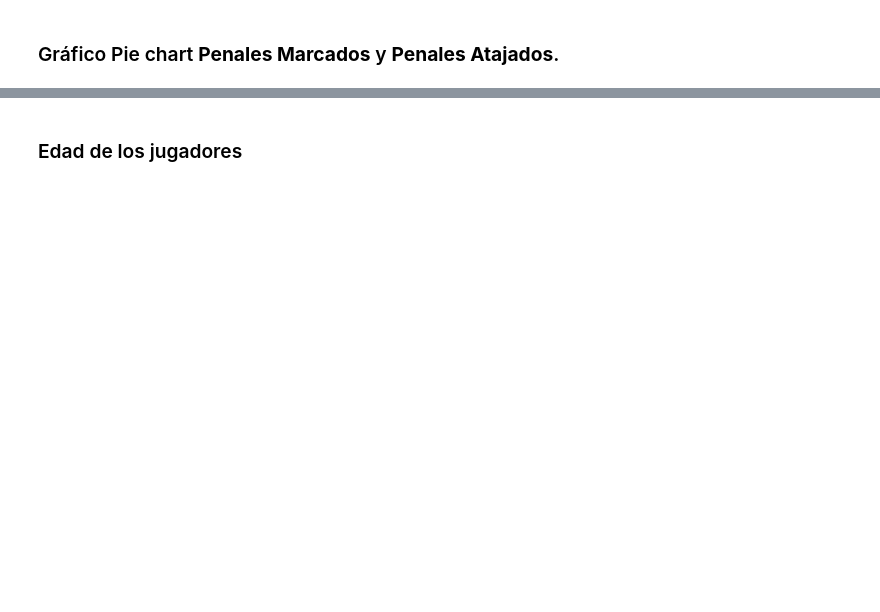
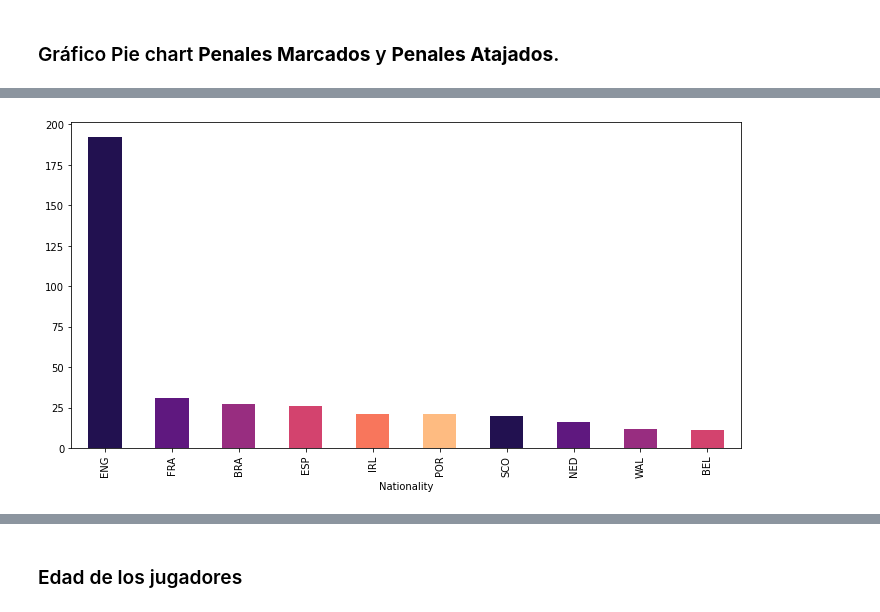
Before and after one commit to davilajose/Portafolio, a Jupyter notebook: Pandas Análisis de Datos - Premier League.ipynb, the cells around one changed output, grey strips where cells are left out. Saved outputs shown, nothing was run; the diff lists cells and outputs as text; code cells hidden in the pictures; blank space fills up the shorter version.

Commit message:
Análisis de datos de los jugadores de la Premier League

```diff
--- a/Pandas Análisis de Datos - Premier League.ipynb
+++ b/Pandas Análisis de Datos - Premier League.ipynb
@@ -161,2 +255,11 @@ plt.figure(figsize=(13,6))
+# %%
+# Nacionalidad de la mayoría de los jugadores
+nationality = df.groupby('Nationality').size().sort_values(ascending = False)
+
+nationality.head(10).plot(kind = 'bar', figsize = (12,6), color = sns.color_palette('magma'))
+
+plt.show()
+# %% [output]
+[figure, added]
 # %%
 # Los Club con maximo numero de jugadores en la temporada
```
Also changed, not shown: parts of 46 cells of this notebook.
